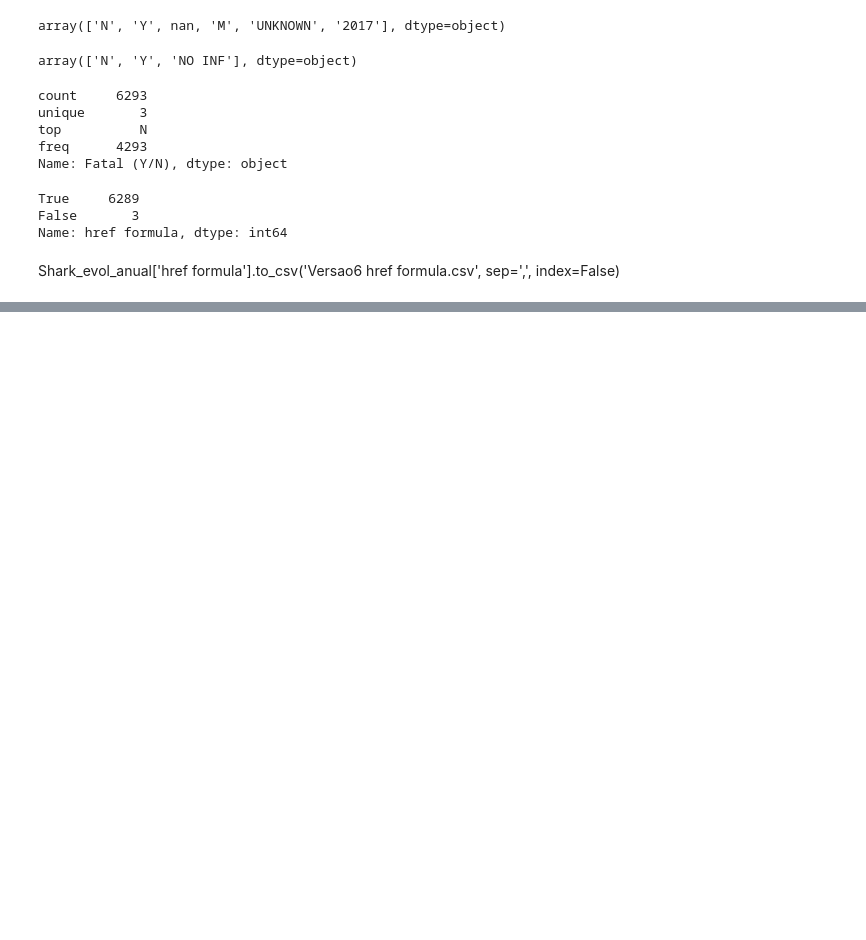
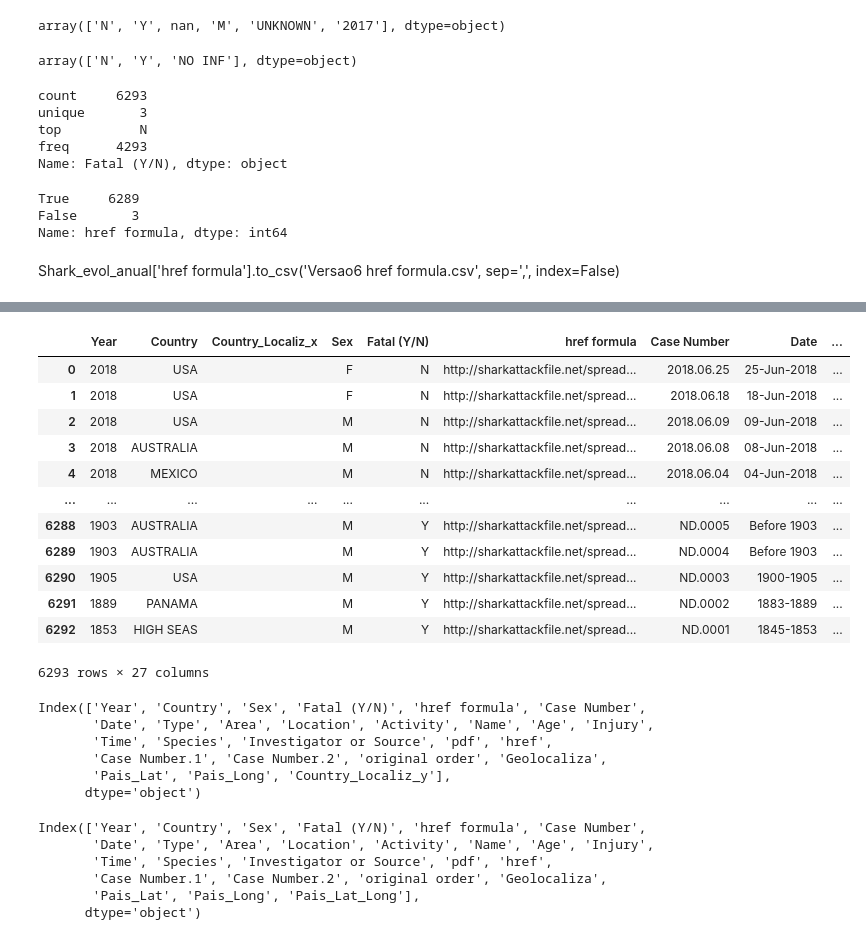
Before and after one commit to carlosferreirareis/Shark-Attack, a Jupyter notebook: Shark_Attack.ipynb, the cells around one changed output, grey strips where cells are left out. Cells and saved outputs as stored; diff of their text form; code cells hidden in the pictures; blank space fills up the shorter version.

Commit message:
Colunas limpas e Latitude e Longitude incluidas

```diff
--- a/Shark_Attack.ipynb
+++ b/Shark_Attack.ipynb
@@ -590,0 +678,9 @@ Shark_evol_anual['href formula'].to_csv('Versao6 href formula.csv', sep=',', ind
+# %%
+paises_unicos['Geolocaliza'] = paises_unicos['Pais_Unico'].apply(geocode)
+# %%
+paises_unicos['Pais_Lat'] = paises_unicos['Geolocaliza'].apply(lambda loc: loc.latitude if loc else None)
+paises_unicos['Pais_Long'] = paises_unicos['Geolocaliza'].apply(lambda loc: loc.longitude if loc else None)
+# %%
+paises_unicos['Pais_Lat_Long'] = paises_unicos.apply(lambda x: str(x['Pais_Lat']) + ',' +str(x['Pais_Long']), axis=1)
+# %%
+paises_unicos = paises_unicos.rename(columns={'Pais_Unico':'Country', 'Pais_Lat_Long':'Country_Localiz'})
@@ -590,0 +703,17 @@ Shark_evol_anual['href formula'].to_csv('Versao6 href formula.csv', sep=',', ind
+# %%
+teste_total = pd.merge(Shark_evol_anual, paises_unicos, on='Country', how='left')
+pd.DataFrame(teste_total)
+# %% [output]
+|  | Year | Country | Country_Localiz_x | Sex | Fatal (Y/N) | href formula | Case Number | Date | ... |
+| 0 | 2018 | USA |  | F | N | http://sharkattackfile.net/spread... | 2018.06.25 | 25-Jun-2018 | ... |
+| 1 | 2018 | USA |  | F | N | http://sharkattackfile.net/spread... | 2018.06.18 | 18-Jun-2018 | ... |
+| 2 | 2018 | USA |  | M | N | http://sharkattackfile.net/spread... | 2018.06.09 | 09-Jun-2018 | ... |
+| 3 | 2018 | AUSTRALIA |  | M | N | http://sharkattackfile.net/spread... | 2018.06.08 | 08-Jun-2018 | ... |
+| 4 | 2018 | MEXICO |  | M | N | http://sharkattackfile.net/spread... | 2018.06.04 | 04-Jun-2018 | ... |
+| ... | ... | ... | ... | ... | ... | ... | ... | ... | ... |
+| 6288 | 1903 | AUSTRALIA |  | M | Y | http://sharkattackfile.net/spread... | ND.0005 | Before 1903 | ... |
+| 6289 | 1903 | AUSTRALIA |  | M | Y | http://sharkattackfile.net/spread... | ND.0004 | Before 1903 | ... |
+| 6290 | 1905 | USA |  | M | Y | http://sharkattackfile.net/spread... | ND.0003 | 1900-1905 | ... |
+| 6291 | 1889 | PANAMA |  | M | Y | http://sharkattackfile.net/spread... | ND.0002 | 1883-1889 | ... |
+| 6292 | 1853 | HIGH SEAS |  | M | Y | http://sharkattackfile.net/spread... | ND.0001 | 1845-1853 | ... |
+6293 rows × 27 columns
@@ -590,0 +722,19 @@ Shark_evol_anual['href formula'].to_csv('Versao6 href formula.csv', sep=',', ind
+# %%
+teste_total.columns
+# %% [output]
+Index(['Year', 'Country', 'Sex', 'Fatal (Y/N)', 'href formula', 'Case Number',
+       'Date', 'Type', 'Area', 'Location', 'Activity', 'Name', 'Age', 'Injury',
+       'Time', 'Species', 'Investigator or Source', 'pdf', 'href',
+       'Case Number.1', 'Case Number.2', 'original order', 'Geolocaliza',
+       'Pais_Lat', 'Pais_Long', 'Country_Localiz_y'],
+      dtype='object')
+# %%
+teste_total = teste_total.rename(columns={'Country_Localiz_y':'Pais_Lat_Long'})
+teste_total.columns
+# %% [output]
+Index(['Year', 'Country', 'Sex', 'Fatal (Y/N)', 'href formula', 'Case Number',
+       'Date', 'Type', 'Area', 'Location', 'Activity', 'Name', 'Age', 'Injury',
+       'Time', 'Species', 'Investigator or Source', 'pdf', 'href',
+       'Case Number.1', 'Case Number.2', 'original order', 'Geolocaliza',
+       'Pais_Lat', 'Pais_Long', 'Pais_Lat_Long'],
+      dtype='object')
```
Also changed, not shown: parts of 12 cells of this notebook, 2 other files.
